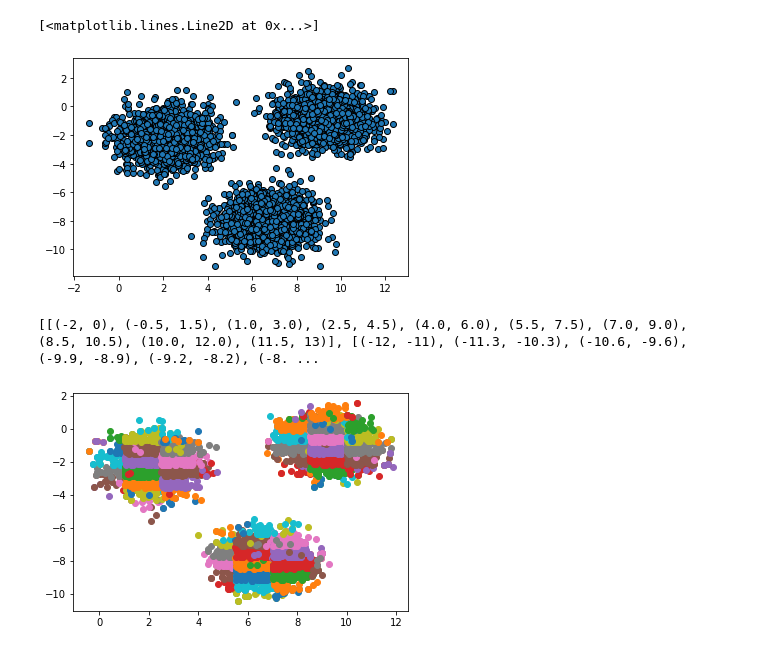
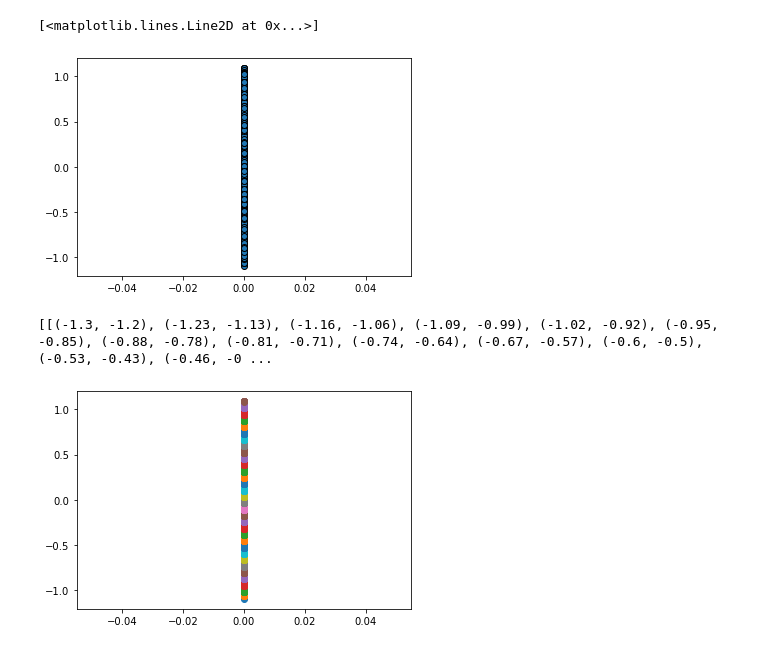
Before and after one commit to ThisWasntTaken/Topology-Mapper, a Jupyter notebook: notebook.ipynb, the cells around one changed output. Saved outputs shown, nothing was run; the diff lists cells and outputs as text; code cells hidden in the pictures.

```diff
--- a/notebook.ipynb
+++ b/notebook.ipynb
@@ -8,8 +8,8 @@ from math import floor, ceil
 # %%
 from sklearn.datasets import make_circles, make_blobs
 
-# data = make_circles(n_samples = 2000, noise = 0.05, random_state = None, factor = 0.5)
-data = make_blobs(n_samples = 5000, n_features = 5, random_state = 44)
+data = make_circles(n_samples = 10000, noise = 0.03, random_state = 44, factor = 0.5)
+# data = make_blobs(n_samples = 5000, n_features = 5, random_state = 44)
 # %%
 labels = data[1]
 data = data[0]
@@ -30,11 +37,15 @@ plt.show()
 # %%
-x = [i[0] for i in data]
 y = [i[1] for i in data]
 
-plt.plot(x, y,'o', markeredgecolor = 'k', markersize = 6)
+plt.plot([0] * len(y), y,'o', markeredgecolor = 'k', markersize = 6)
+
+# x = [i[0] for i in data]
+# y = [i[1] for i in data]
+
+# plt.plot(x, y,'o', markeredgecolor = 'k', markersize = 6)
 # %% [output]
 [<matplotlib.lines.Line2D at 0x...>]
-[figure, old version]
+[figure, new version]
 # %%
 def get_cover(range_, interval_len, overlap):
     assert len(range_) == len(interval_len) == len(overlap), "Dimension mismatch!"
@@ -57,10 +68,11 @@ def get_cover(range_, interval_len, overlap):
 
     return cover
 
-cover = get_cover(range_ = [(-2, 13), (-12, 3)], interval_len = [2, 1], overlap = [0.5, 0.3])
+cover = get_cover(range_ = [(-1.3, 1.3), ], interval_len = [0.1], overlap = [0.03])
+# cover = get_cover(range_ = [(-2, 13), (-12, 3)], interval_len = [2, 1], overlap = [0.5, 0.3])
 print(cover)
 # %% [output]
-[[(-2, 0), (-0.5, 1.5), (1.0, 3.0), (2.5, 4.5), (4.0, 6.0), (5.5, 7.5), (7.0, 9.0), (8.5, 10.5), (10.0, 12.0), (11.5, 13)], [(-12, -11), (-11.3, -10.3), (-10.6, -9.6), (-9.9, -8.9), (-9.2, -8.2), (-8. ...
+[[(-1.3, -1.2), (-1.23, -1.13), (-1.16, -1.06), (-1.09, -0.99), (-1.02, -0.92), (-0.95, -0.85), (-0.88, -0.78), (-0.81, -0.71), (-0.74, -0.64), (-0.67, -0.57), (-0.6, -0.5), (-0.53, -0.43), (-0.46, -0 ...
 # %%
 def get_clusters(filter_func, cover, data):
     assert len(cover) == len(filter_func), "Dimension mismatch!"
@@ -148,7 +165,7 @@ def create_graph(file_name):
 graph = create_graph("example.html")
 # %%
 clusters_list = [list(cluster) for cluster in clusters]
-X = [[p[0] for p in cluster] for cluster in clusters_list]
+X = [[0 for p in cluster] for cluster in clusters_list]
 Y = [[p[1] for p in cluster] for cluster in clusters_list]
 labels = range(1, len(X) + 1)
 
@@ -163,8 +180,24 @@ for t,j1 in enumerate(ax.collections):
 
 for x,y,lab in zip(X,Y,labels):
         ax.scatter(x,y,label=lab)
+
+# clusters_list = [list(cluster) for cluster in clusters]
+# X = [[p[0] for p in cluster] for cluster in clusters_list]
+# Y = [[p[1] for p in cluster] for cluster in clusters_list]
+# labels = range(1, len(X) + 1)
+
+# fig = plt.figure()
+# ax = fig.add_subplot(111)
+
+# colormap = plt.cm.gist_ncar
+# colorst = [colormap(i) for i in np.linspace(0, 0.9,len(ax.collections))]
+# for t,j1 in enumerate(ax.collections):
+#     j1.set_color(colorst[t])
+
+# for x,y,lab in zip(X,Y,labels):
+#         ax.scatter(x,y,label=lab)
 # %% [output]
-[figure, old version]
+[figure, new version]
 # %%
 def get_clusters(filter_func, cover, data):
     clusters = []
```
Also changed, not shown: parts of 6 cells of this notebook, 11 other files.
